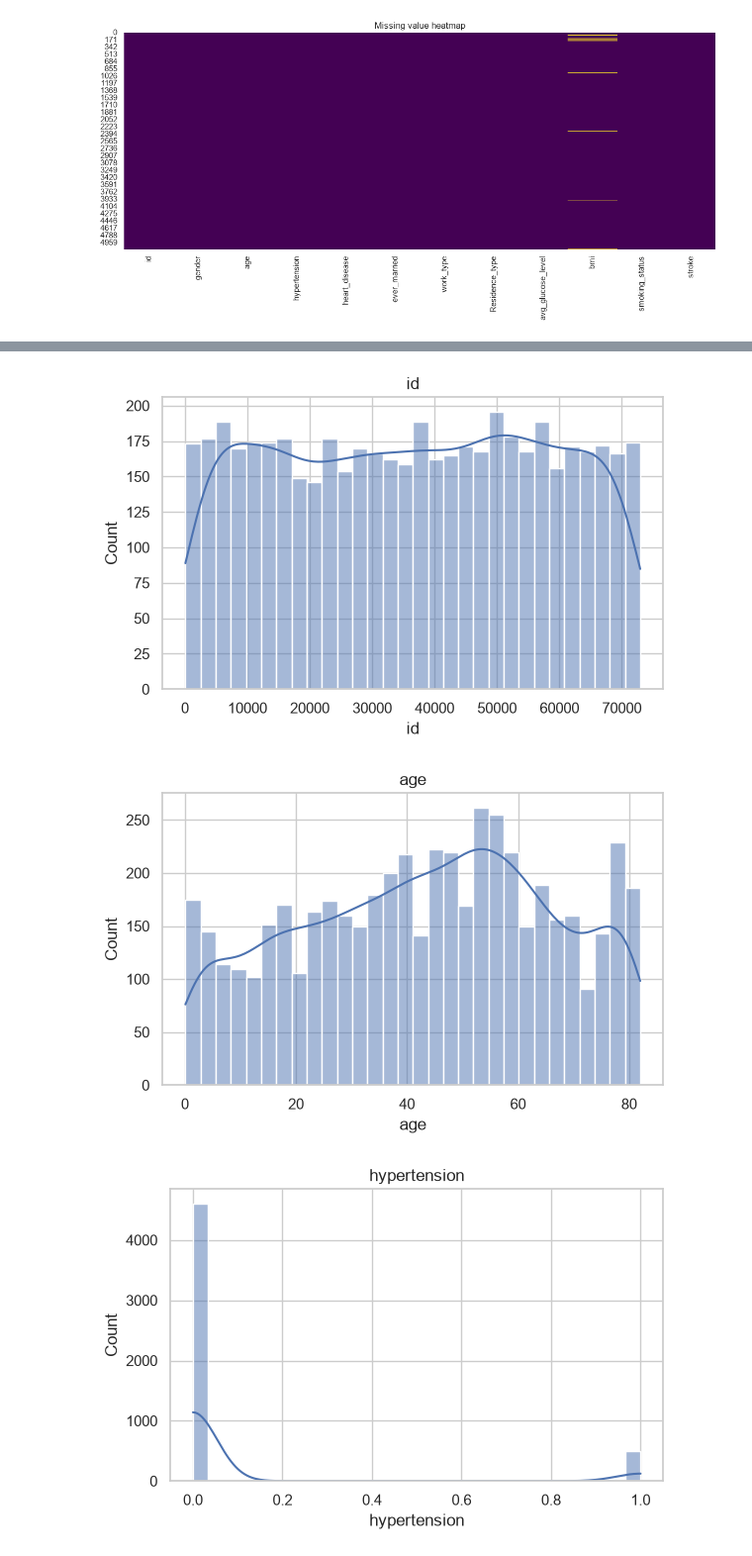
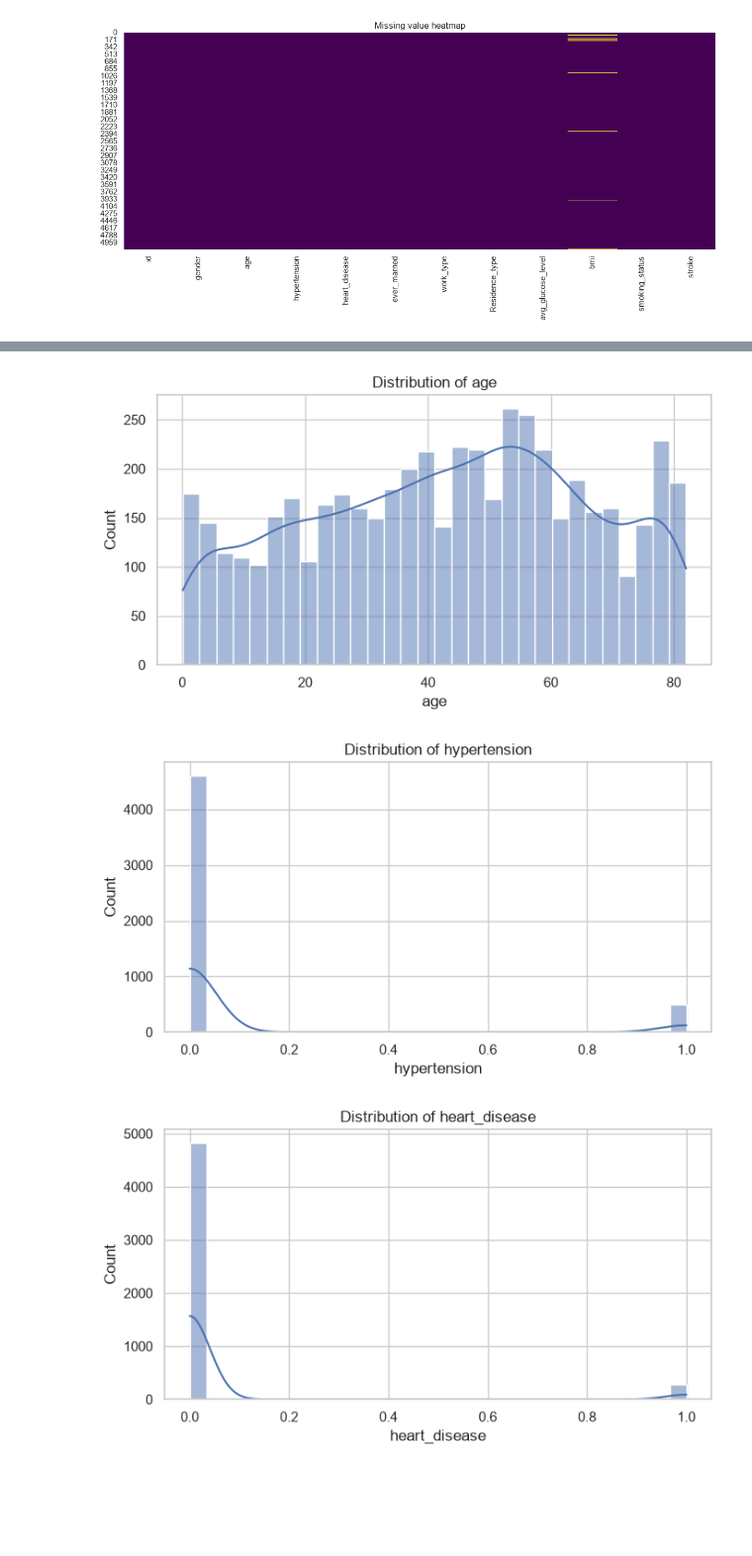
Before and after one commit to Garvitjoshi1/NeuroGuard, a Jupyter notebook: notebooks/01_data_audit.ipynb, the cells around one changed output, grey strips where cells are left out. Shown at 99% size. Cells and saved outputs as stored; diff of their text form; code cells hidden in the pictures; blank space fills up the shorter version.

```diff
--- a/notebooks/01_data_audit.ipynb
+++ b/notebooks/01_data_audit.ipynb
@@ -169,9 +169,14 @@ stroke
 1     4.872798
 Name: proportion, dtype: float64
 # %%
-numeric_cols = df.select_dtypes(
-    include=np.number
-).columns
+TARGET = "stroke"
+ID_COLUMN = "id"
+
+numeric_cols = [
+    col
+    for col in df.select_dtypes(include=np.number).columns
+    if col not in [ID_COLUMN, TARGET]
+]
 
 numeric_cols
 # %% [output]
@@ -181,21 +184,28 @@ Index(['id', 'age', 'hypertension', 'heart_disease', 'avg_glucose_level',
 # %%
 for col in numeric_cols:
-    plt.figure(figsize=(6, 4))
+
+    plt.figure(figsize=(7, 4))
 
     sns.histplot(
-        df[col],
-        kde = True,
-        bins = 30
+        data=df,
+        x=col,
+        bins=30,
+        kde=True
     )
 
-    plt.title(col)
+    plt.title(f"Distribution of {col}")
+
     plt.tight_layout()
+
     plt.savefig(
-        FIGURE_DIR / f"{col}_hist.png"
+        FIGURE_DIR / f"{col}_distribution.png",
+        dpi=300
     )
 
     plt.show()
+
+    plt.close()
 # %% [output]
-[figure, old version]
+[figure, new version]
-[figure, old version]
+[figure, new version]
-[figure, old version]
+[figure, new version]
```
Also changed, not shown: parts of 14 cells of this notebook, 55 other files.
